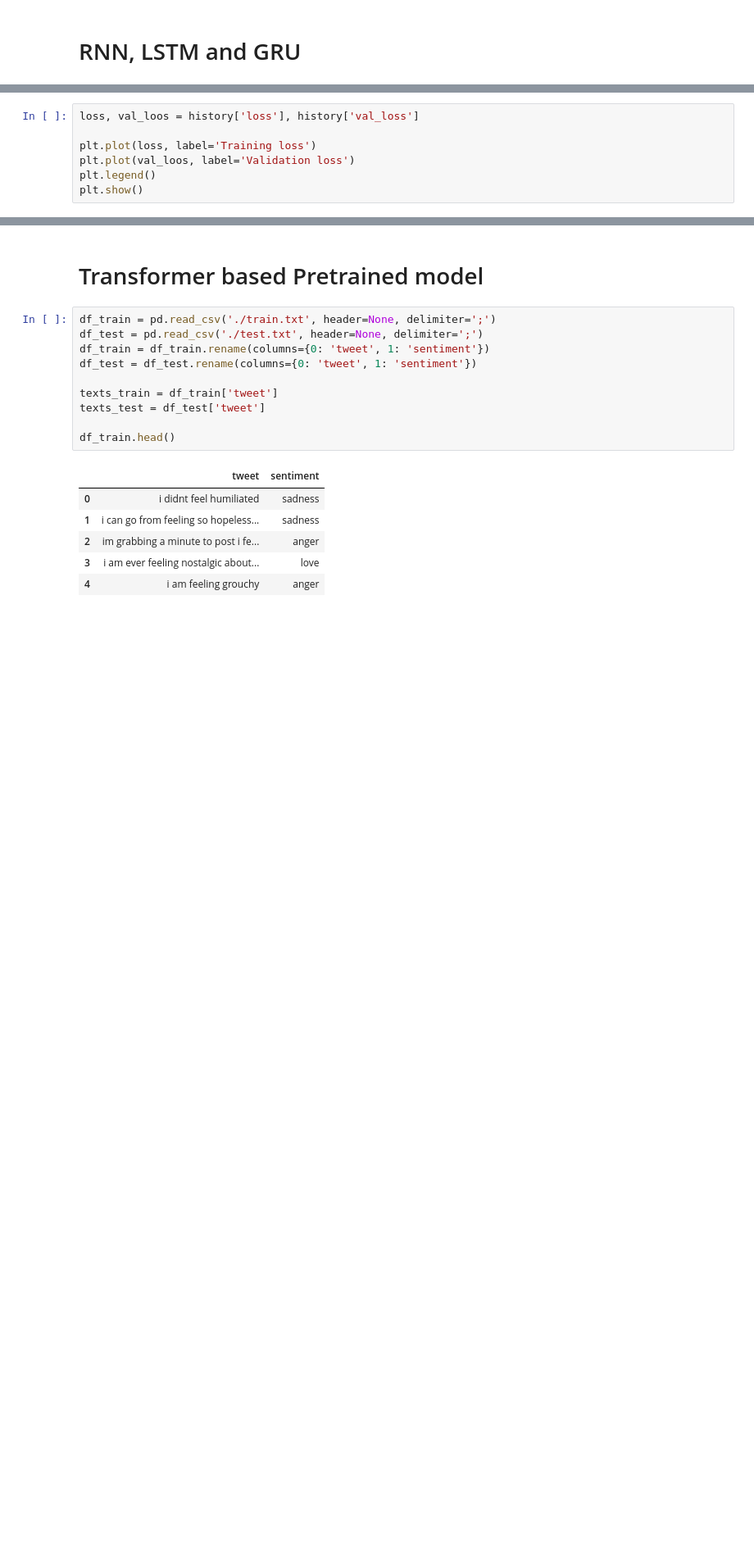
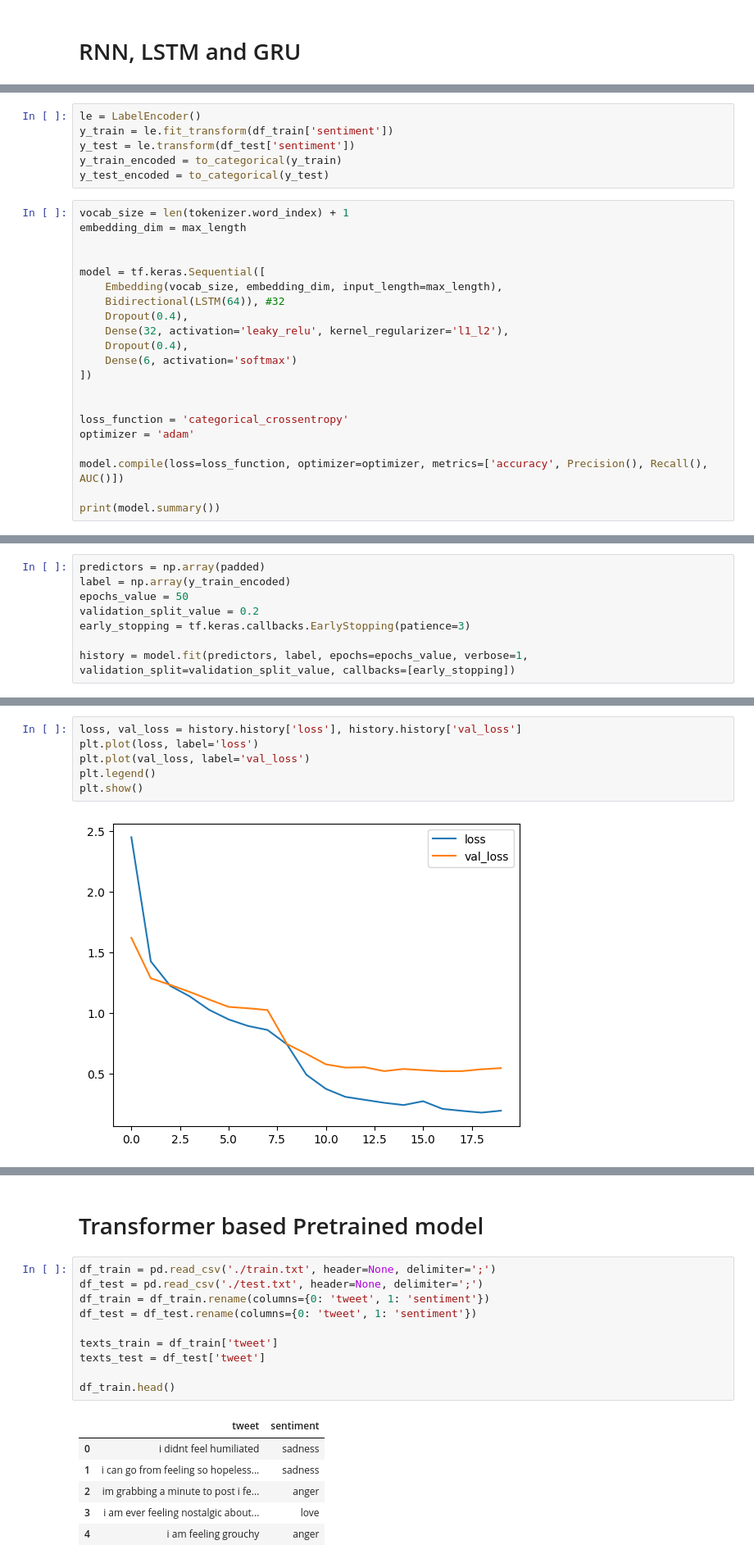
Before and after one commit to LinYang-AI/nlp-exam, a Jupyter notebook: NLP_exam_emotions_dataset/tweets_sentiment.ipynb, the cells around one changed output, grey strips where cells are left out. Shown at 82% size. Drawn from its saved outputs; the diff is of its cells as text; blank space fills up the shorter version.

```diff
--- a/NLP_exam_emotions_dataset/tweets_sentiment.ipynb
+++ b/NLP_exam_emotions_dataset/tweets_sentiment.ipynb
@@ -652,0 +442,27 @@ history = model.fit(X_train_padded, y_train_padded, batch_size=512, epochs=100,
+# %%
+le = LabelEncoder()
+y_train = le.fit_transform(df_train['sentiment'])
+y_test = le.transform(df_test['sentiment'])
+y_train_encoded = to_categorical(y_train)
+y_test_encoded = to_categorical(y_test)
+# %%
+vocab_size = len(tokenizer.word_index) + 1
+embedding_dim = max_length
+
+
+model = tf.keras.Sequential([
+    Embedding(vocab_size, embedding_dim, input_length=max_length),
+    Bidirectional(LSTM(64)), #32
+    Dropout(0.4),
+    Dense(32, activation='leaky_relu', kernel_regularizer='l1_l2'),
+    Dropout(0.4),
+    Dense(6, activation='softmax')
+])
+
+
+loss_function = 'categorical_crossentropy'
+optimizer = 'adam'
+
+model.compile(loss=loss_function, optimizer=optimizer, metrics=['accuracy', Precision(), Recall(), AUC()])
+
+print(model.summary())
@@ -652,0 +487,8 @@ history = model.fit(X_train_padded, y_train_padded, batch_size=512, epochs=100,
+# %%
+predictors = np.array(padded)
+label = np.array(y_train_encoded)
+epochs_value = 50
+validation_split_value = 0.2
+early_stopping = tf.keras.callbacks.EarlyStopping(patience=3)
+
+history = model.fit(predictors, label, epochs=epochs_value, verbose=1, validation_split=validation_split_value, callbacks=[early_stopping])
@@ -653,7 +513,8 @@ history = model.fit(X_train_padded, y_train_padded, batch_size=512, epochs=100,
 # %%
-loss, val_loos = history['loss'], history['val_loss']
-
-plt.plot(loss, label='Training loss')
-plt.plot(val_loos, label='Validation loss')
+loss, val_loss = history.history['loss'], history.history['val_loss']
+plt.plot(loss, label='loss')
+plt.plot(val_loss, label='val_loss')
 plt.legend()
 plt.show()
+# %% [output]
+[figure, added]
```
Also changed, not shown: parts of 61 cells of this notebook.
